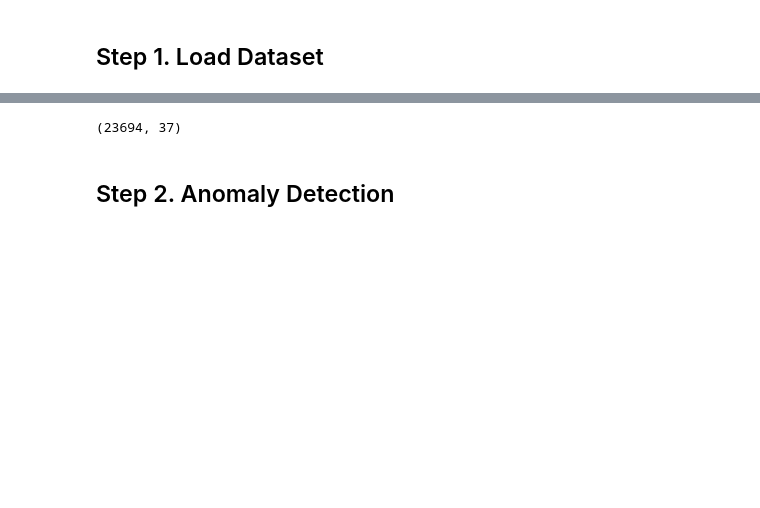
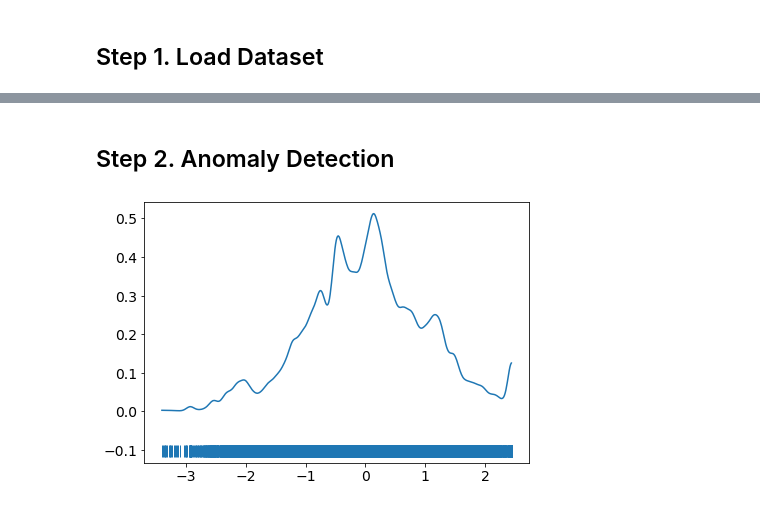
Before and after one commit to VUZhuangweiKang/VU-AD, a Jupyter notebook: normalizing_flow.ipynb, the cells around one changed output, grey strips where cells are left out. Cells and saved outputs as stored; diff of their text form; code cells hidden in the pictures; blank space fills up the shorter version.

```diff
--- a/normalizing_flow.ipynb
+++ b/normalizing_flow.ipynb
@@ -37,10 +40,6 @@ pltr.plot_data(pd.concat([X_train, X_test], axis=0), 'm0')
 # %%
-# from sklearn.preprocessing import StandardScaler
-# scaler = StandardScaler()
-# X_train = scaler.fit_transform(X_train)
+from sklearn.preprocessing import StandardScaler
+scaler = StandardScaler()
+X_train = scaler.fit_transform(X_train)
 # %%
-X_train = X_train.to_numpy()
+# X_train = X_train.to_numpy()
-# %%
-X_train.shape
-# %% [output]
-(23694, 37)
@@ -59,8 +60,9 @@ import arviz as az
 pm.set_tt_rng(42)
 np.random.seed(42)
 # %%
-az.plot_kde(X_train[:, 0], rug=True)
-plt.yticks([0], alpha=0)
+az.plot_kde(X_train[:, 4], rug=True)
 plt.show()
+# %% [output]
+[figure, added]
 # %%
 with pm.Model() as model:
```
Also changed, not shown: parts of 21 cells of this notebook.
